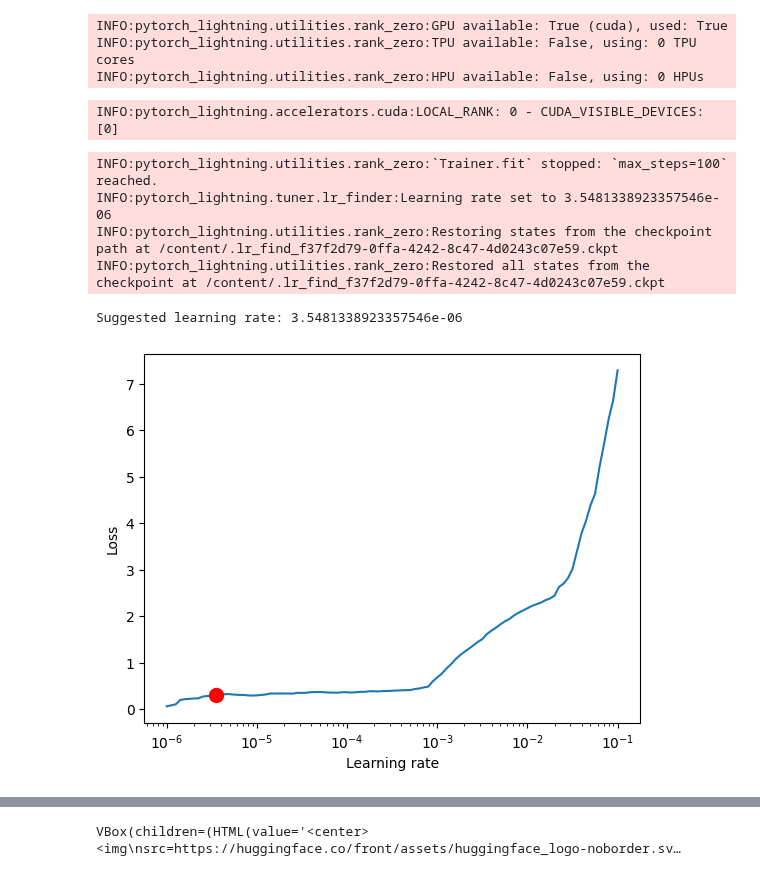
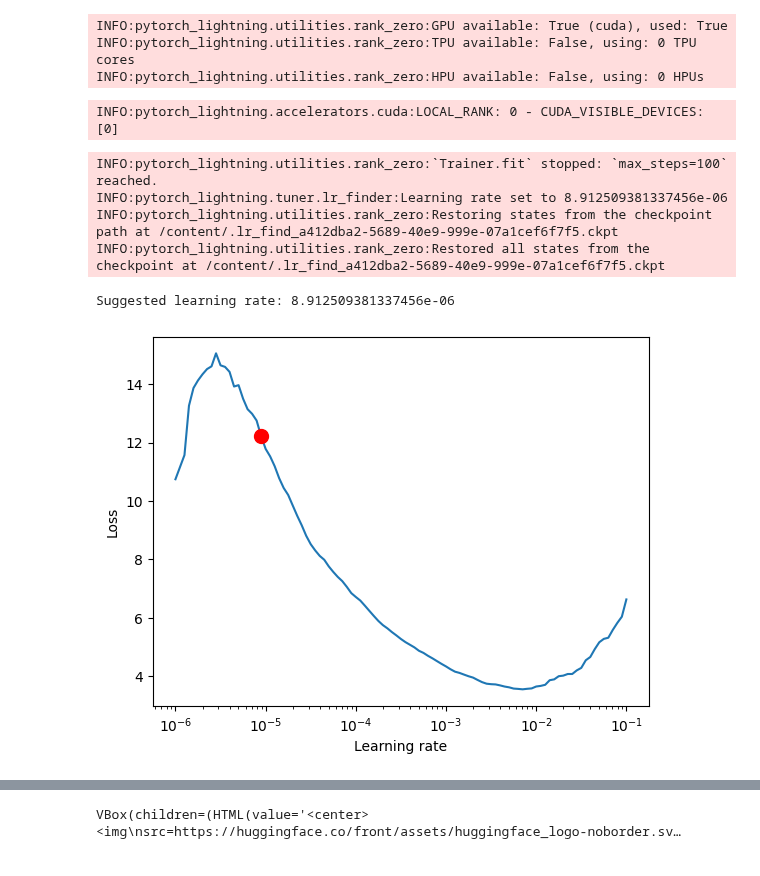
Before and after one commit to QuadroTim/amlta-project, a Jupyter notebook: notebooks/tapas_fine_tuning.ipynb, the cells around one changed output, grey strips where cells are left out. Drawn from its saved outputs; the diff is of its cells as text; code cells hidden in the pictures.

Commit message:
updated tapas fine tuning

```diff
--- a/notebooks/tapas_fine_tuning.ipynb
+++ b/notebooks/tapas_fine_tuning.ipynb
@@ -108,7 +87,7 @@ tapas_ft_dir = config.data_dir / "tapas-ft"
 # %%
-checkpoint_path = tapas_ft_dir / "checkpoints"
+checkpoint_path = tapas_ft2_dir / "checkpoints"
 # %%
-examples_batched_df_path = tapas_ft_dir / "data" / "tapas_train_batched_dfs.parquet"
+examples_batched_df_path = tapas_ft_dir / "data" / "tapas_train_batched_dfs_shuffled.parquet"
 examples_batched_df = pd.read_parquet(examples_batched_df_path)
 
 # # extremely slow thanks to I/O on colab :')
@@ -172,6 +172,8 @@ class TableDataset(torch.utils.data.Dataset):
 
         return encoding
 # %%
+from transformers import get_linear_schedule_with_warmup
+
 class TapasLightningModule(pl.LightningModule):
     def __init__(self, model, learning_rate=5e-5):
         """
@@ -216,8 +218,24 @@ class TapasLightningModule(pl.LightningModule):
         return loss
 
     def configure_optimizers(self):
-        optimizer = AdamW(self.model.parameters(), lr=self.learning_rate)
-        return optimizer
+        optimizer = AdamW(self.model.parameters(), lr=self.learning_rate, weight_decay=0.05)
+
+        # Use estimated stepping batches instead
+        total_steps = self.trainer.estimated_stepping_batches
+        warmup_steps = int(0.75 * total_steps)  # 75% of total steps as warm-up
+
+        scheduler = get_linear_schedule_with_warmup(
+            optimizer, num_warmup_steps=warmup_steps, num_training_steps=total_steps
+        )
+
+        return {
+            "optimizer": optimizer,
+            "lr_scheduler": {
+                "scheduler": scheduler,
+                "interval": "step",
+                "frequency": 1,
+            },
+        }
 # %%
 split_idx = int(len(examples_batched_df) * 0.8)
 
@@ -228,11 +246,11 @@ val_dataset = TableDataset(
     df=examples_batched_df.iloc[split_idx:], tokenizer=tapas_tokenizer
 )
 
-train_dataloader = DataLoader(train_dataset, batch_size=32, shuffle=True)
-val_dataloader = DataLoader(val_dataset, batch_size=32, shuffle=False)
+train_dataloader = DataLoader(train_dataset, batch_size=16, shuffle=True)
+val_dataloader = DataLoader(val_dataset, batch_size=16, shuffle=False)
 
 # Initialize the LightningModule with your TAPAS model.
-tapas_lightning = TapasLightningModule(tapas_model, learning_rate=5e-5)
+tapas_lightning = TapasLightningModule(tapas_model, learning_rate=3e-5)
 
 # Set up checkpointing: this callback will monitor 'val_loss' and save the best model.
 checkpoint_callback = ModelCheckpoint(
@@ -245,8 +263,9 @@ checkpoint_callback = ModelCheckpoint(
 
 # Create a PyTorch Lightning Trainer.
 trainer = pl.Trainer(
-    max_epochs=3,
+    max_epochs=10,
     accelerator="gpu" if torch.cuda.is_available() else "cpu",
+    gradient_clip_val=8.0,
     devices=1,
     callbacks=[checkpoint_callback],
     log_every_n_steps=10,
@@ -256,35 +275,38 @@ INFO:pytorch_lightning.utilities.rank_zero:GPU available: True (cuda), used: Tru
 INFO:pytorch_lightning.utilities.rank_zero:TPU available: False, using: 0 TPU cores
 INFO:pytorch_lightning.utilities.rank_zero:HPU available: False, using: 0 HPUs
 # %%
-if False:
+if True:
     tuner = Tuner(trainer)
 
     lr_finder = tuner.lr_find(
         tapas_lightning,
         train_dataloaders=train_dataloader,
         val_dataloaders=val_dataloader,
         min_lr=1e-6,
         max_lr=1e-1,
         early_stop_threshold=None,
     )
 
     # Retrieve the suggested learning rate.
     new_lr = lr_finder.suggestion()
     print(f"Suggested learning rate: {new_lr}")
 
     fig = lr_finder.plot(suggest=True)
     fig.show()
 else:
-    new_lr = 3.5481338923357546e-06
+    # new_lr = 3.5481338923357546e-06
+    # new_lr = 0.00035481338923357554
+    new_lr = 8.912509381337456e-06
 
 
 if new_lr:
+    tapas_lightning.hparams.learning_rate = new_lr
     tapas_lightning.learning_rate = new_lr
 # %% [output]
 INFO:pytorch_lightning.accelerators.cuda:LOCAL_RANK: 0 - CUDA_VISIBLE_DEVICES: [0]
 INFO:pytorch_lightning.utilities.rank_zero:`Trainer.fit` stopped: `max_steps=100` reached.
-INFO:pytorch_lightning.tuner.lr_finder:Learning rate set to 3.5481338923357546e-06
-INFO:pytorch_lightning.utilities.rank_zero:Restoring states from the checkpoint path at /content/.lr_find_f37f2d79-0ffa-4242-8c47-4d0243c07e59.ckpt
-INFO:pytorch_lightning.utilities.rank_zero:Restored all states from the checkpoint at /content/.lr_find_f37f2d79-0ffa-4242-8c47-4d0243c07e59.ckpt
+INFO:pytorch_lightning.tuner.lr_finder:Learning rate set to 8.912509381337456e-06
+INFO:pytorch_lightning.utilities.rank_zero:Restoring states from the checkpoint path at /content/.lr_find_a412dba2-5689-40e9-999e-07a1cef6f7f5.ckpt
+INFO:pytorch_lightning.utilities.rank_zero:Restored all states from the checkpoint at /content/.lr_find_a412dba2-5689-40e9-999e-07a1cef6f7f5.ckpt
-Suggested learning rate: 3.5481338923357546e-06
+Suggested learning rate: 8.912509381337456e-06
-[figure, old version]
+[figure, new version]
```
Also changed, not shown: parts of 13 cells of this notebook.
